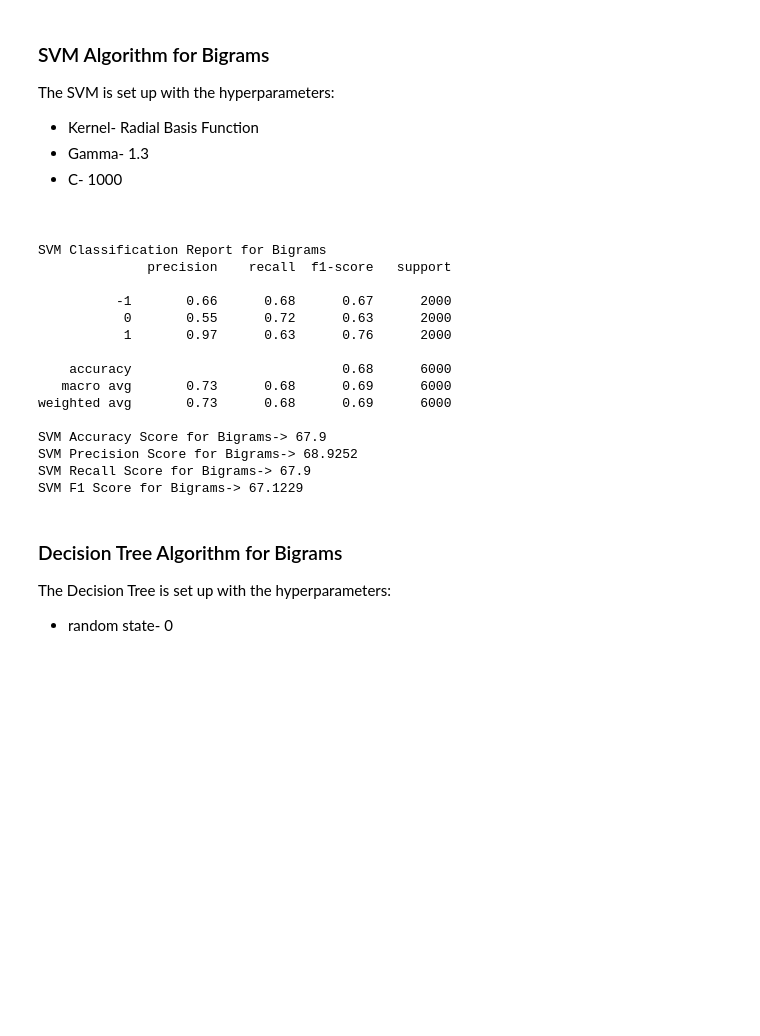
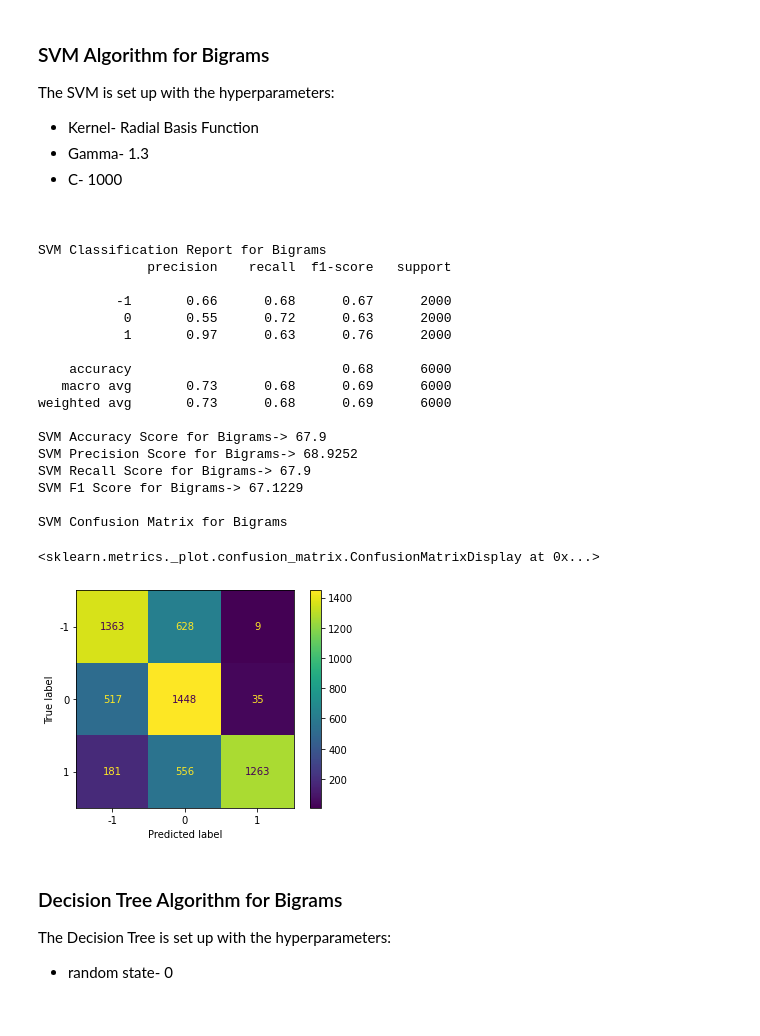
Before and after one commit to Group-Temp/Global-Temperatures, a Jupyter notebook: code/test.ipynb, the cells around one changed output. Drawn from its saved outputs; the diff is of its cells as text; code cells hidden in the pictures; blank space fills up the shorter version.

```diff
--- a/code/test.ipynb
+++ b/code/test.ipynb
@@ -381,34 +421,44 @@ SVM.fit(Train_X_Tfidf,y_train)
 # predict the labels on validation dataset
 predictions_SVM = SVM.predict(Test_X_Tfidf)
 print("SVM Classification Report for Bigrams")
+
 # Print the classification report
 print(classification_report(y_test,predictions_SVM))
 
 
 print("SVM Accuracy Score for Bigrams-> ", end="")
 print(round(accuracy_score(predictions_SVM, y_test)*100,4))
 print("SVM Precision Score for Bigrams-> ", end="")
 print(round(precision_score(predictions_SVM, y_test, average='weighted')*100,4))
 print("SVM Recall Score for Bigrams-> ", end="")
 print(round(recall_score(predictions_SVM, y_test, average='weighted')*100,4))
 print("SVM F1 Score for Bigrams-> ", end="")
 print(round(f1_score(predictions_SVM, y_test, average='weighted')*100,4))
+
+print()
+print("SVM Confusion Matrix for Bigrams")
+# Print the confusion matrix
+ConfusionMatrixDisplay.from_estimator(SVM, Test_X_Tfidf, y_test)
 # %% [output]
 SVM Classification Report for Bigrams
               precision    recall  f1-score   support
 
           -1       0.66      0.68      0.67      2000
            0       0.55      0.72      0.63      2000
            1       0.97      0.63      0.76      2000
 
     accuracy                           0.68      6000
    macro avg       0.73      0.68      0.69      6000
 weighted avg       0.73      0.68      0.69      6000
 
 SVM Accuracy Score for Bigrams-> 67.9
 SVM Precision Score for Bigrams-> 68.9252
 SVM Recall Score for Bigrams-> 67.9
 SVM F1 Score for Bigrams-> 67.1229
+
+SVM Confusion Matrix for Bigrams
+<sklearn.metrics._plot.confusion_matrix.ConfusionMatrixDisplay at 0x...>
+[figure, added]
 # %% [markdown]
 ### Decision Tree Algorithm for Bigrams
 
```
Also changed, not shown: parts of 14 cells of this notebook, 8 other files.
